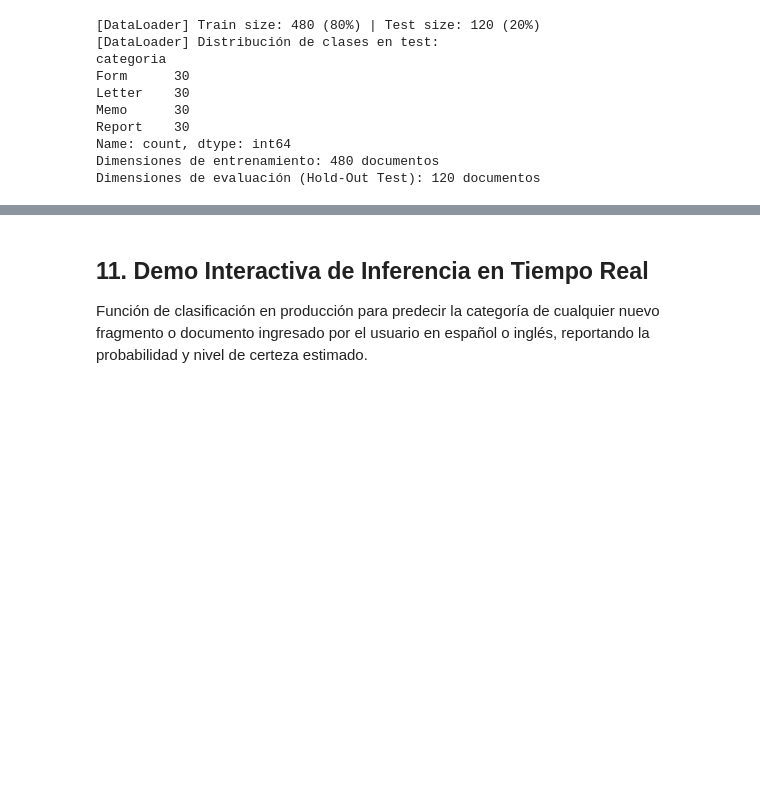
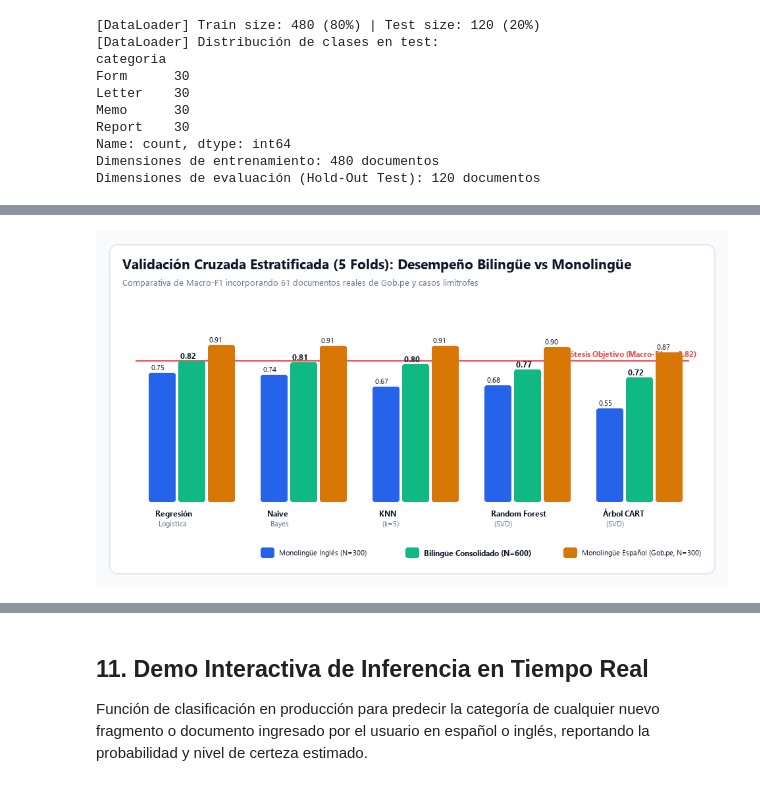
Before and after one commit to clchp/document-classification-ml, a Jupyter notebook: TA_GRUPO07_H0781.ipynb, the cells around one changed output, grey strips where cells are left out. Drawn from its saved outputs; the diff is of its cells as text; code cells hidden in the pictures; blank space fills up the shorter version.

```diff
--- a/TA_GRUPO07_H0781.ipynb
+++ b/TA_GRUPO07_H0781.ipynb
@@ -227,6 +253,6 @@ cv_summary = {
 
 df_cv = pd.DataFrame(cv_summary).T
 print(df_cv)
-print("\nGráfico comparativo disponible en: graficos/07_comparativa_modelos_cv.png")
+display(Image(filename="graficos/07_comparativa_modelos_cv.png"))
 # %% [output]
 --- Resultados de Validación Cruzada Estratificada (5 Folds) ---
@@ -241,3 +265,4 @@ Gráfico comparativo disponible en: graficos/07_comparativa_modelos_cv.png
+[figure, added]
 # %% [markdown]
 ### 8.2 Justificación Teórica y Análisis de Sensibilidad de Hiperparámetros
 
```
Also changed, not shown: parts of 14 cells of this notebook, 14 other files.
